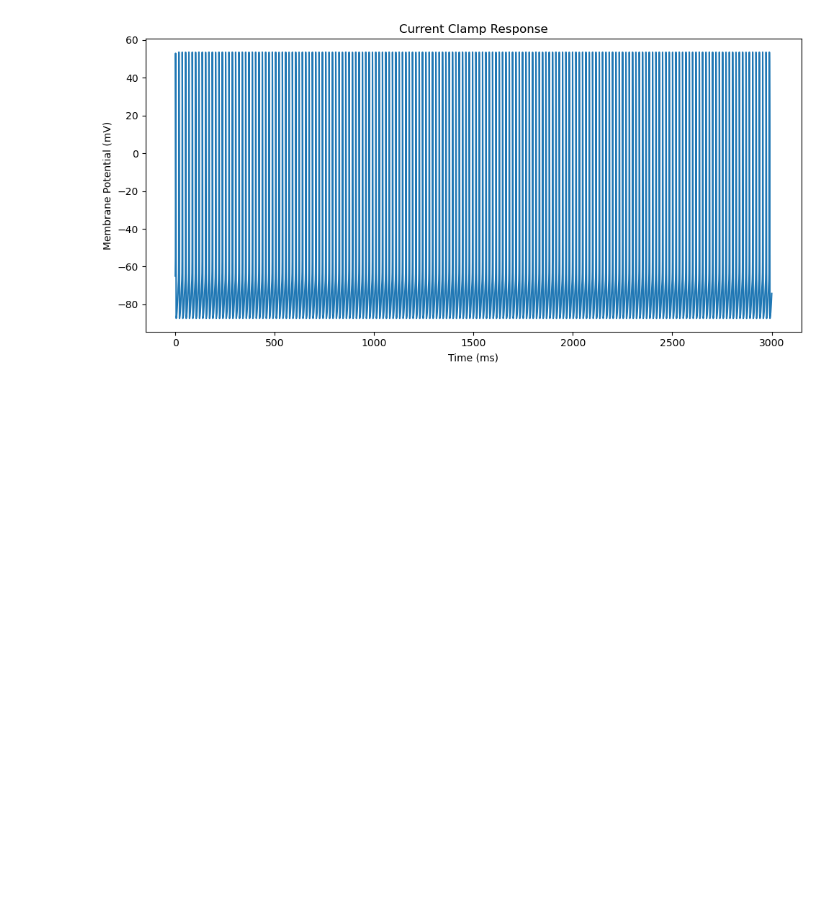
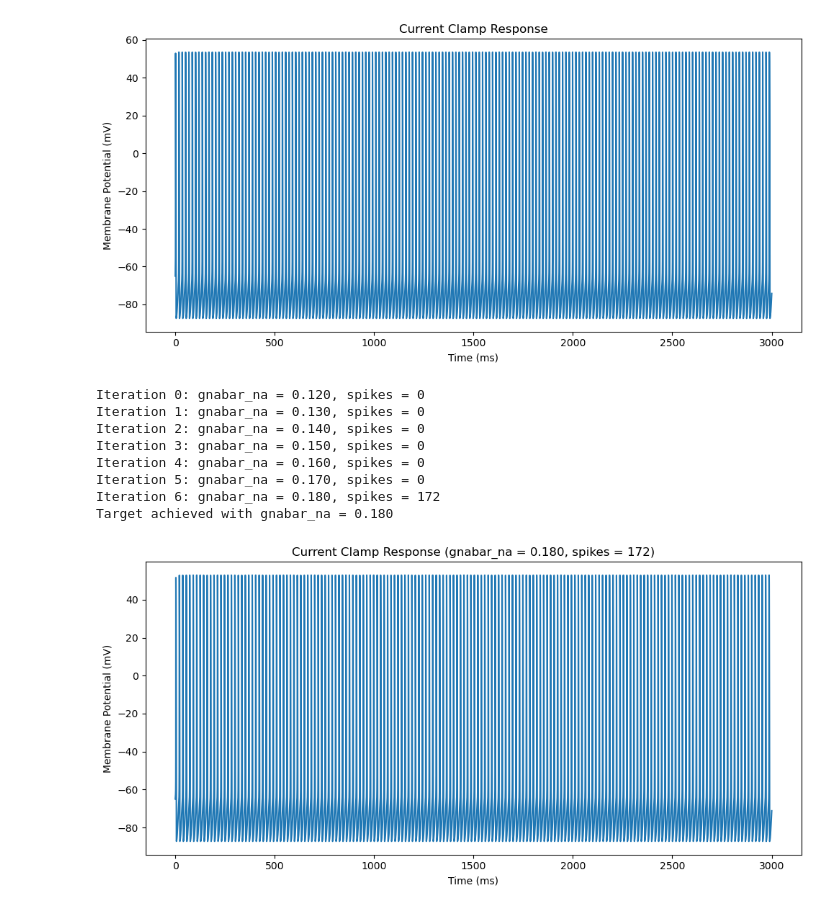
Before and after one commit to cyneuro/bmtool, a Jupyter notebook: docs/examples/notebooks/single_cell/testing.ipynb, the cells around one changed output. Drawn from its saved outputs; the diff is of its cells as text; code cells hidden in the pictures; blank space fills up the shorter version.

```diff
--- a/docs/examples/notebooks/single_cell/testing.ipynb
+++ b/docs/examples/notebooks/single_cell/testing.ipynb
@@ -295,3 +295,50 @@ plt.tight_layout()
 plt.show()
 # %% [output]
 [figure]
+# %%
+# Automatically adjust gnabar_na to achieve target number of spikes
+target_spikes = 5  # Set desired number of spikes
+gnabar_na_start = 0.12  # Starting value
+gnabar_na_step = 0.01  # Increment step
+max_iterations = 100  # Safety limit
+
+gnabar_na = gnabar_na_start
+iteration = 0
+
+# Clear any previous spike detections
+sim_cc.spike_times = []
+
+while len(sim_cc.spike_times) < target_spikes and iteration < max_iterations:
+    cell.soma.gnabar_na = gnabar_na
+    sim_cc.reset_state()
+    t, v = sim_cc.run()
+    current_spikes = len(sim_cc.spike_times)
+    print(f"Iteration {iteration}: gnabar_na = {gnabar_na:.3f}, spikes = {current_spikes}")
+    if current_spikes >= target_spikes:
+        break
+    gnabar_na += gnabar_na_step
+    iteration += 1
+
+if iteration >= max_iterations:
+    print("Warning: Maximum iterations reached without achieving target spikes")
+else:
+    print(f"Target achieved with gnabar_na = {gnabar_na:.3f}")
+
+# Plot the final result
+plt.figure(figsize=(10, 5))
+plt.plot(t, v)
+plt.xlabel('Time (ms)')
+plt.ylabel('Membrane Potential (mV)')
+plt.title(f'Current Clamp Response (gnabar_na = {gnabar_na:.3f}, spikes = {len(sim_cc.spike_times)})')
+plt.tight_layout()
+plt.show()
+# %% [output]
+Iteration 0: gnabar_na = 0.120, spikes = 0
+Iteration 1: gnabar_na = 0.130, spikes = 0
+Iteration 2: gnabar_na = 0.140, spikes = 0
+Iteration 3: gnabar_na = 0.150, spikes = 0
+Iteration 4: gnabar_na = 0.160, spikes = 0
+Iteration 5: gnabar_na = 0.170, spikes = 0
+Iteration 6: gnabar_na = 0.180, spikes = 172
+Target achieved with gnabar_na = 0.180
+[figure, added]
```
